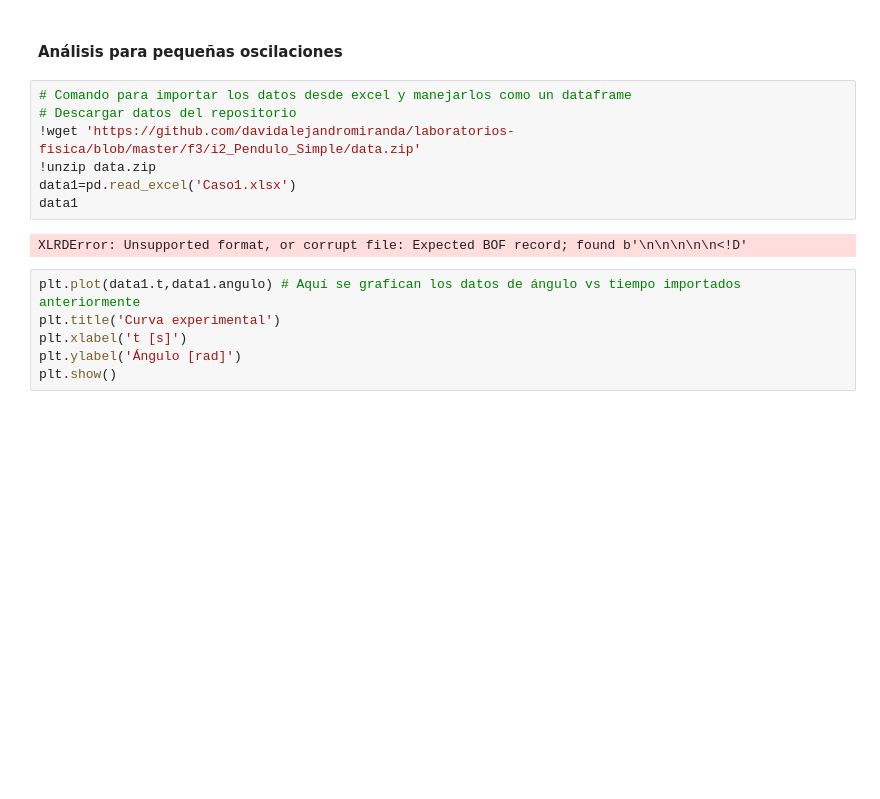
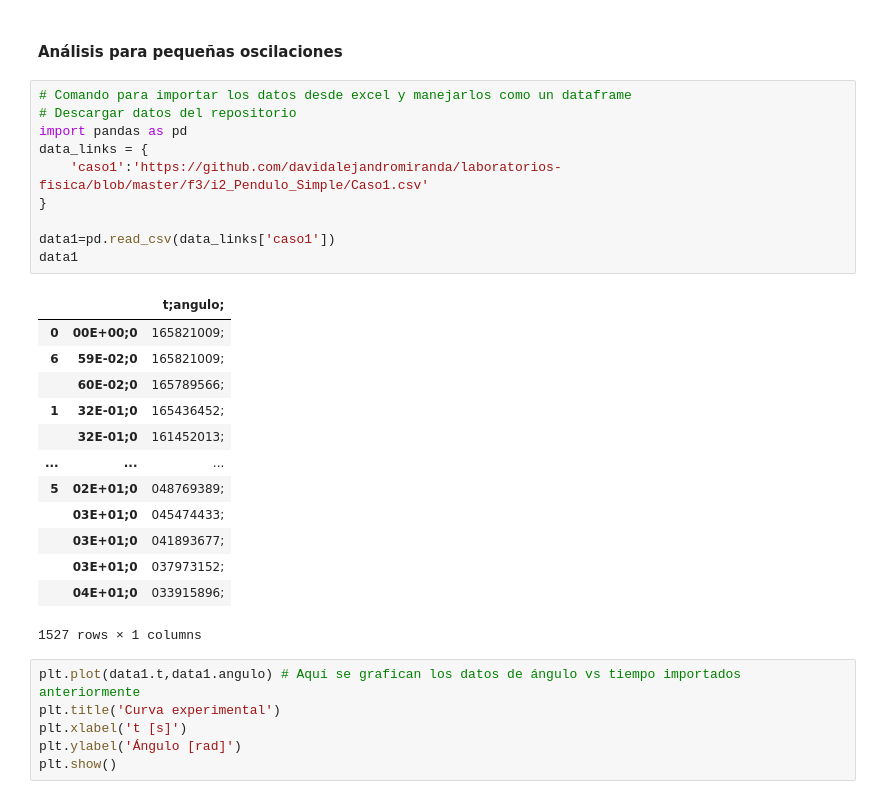
Before and after one commit to davidalejandromiranda/laboratorios-fisica, a Jupyter notebook: f3/i2_Pendulo_Simple/Pendulo_Simple.ipynb, the cells around one changed output. Drawn from its saved outputs; the diff is of its cells as text; blank space fills up the shorter version.

Commit message:
xlsx to csv

```diff
--- a/f3/i2_Pendulo_Simple/Pendulo_Simple.ipynb
+++ b/f3/i2_Pendulo_Simple/Pendulo_Simple.ipynb
@@ -88,12 +88,27 @@ Omega=math.sqrt(omenat**2 - gamma**2)
 # %%
 # Comando para importar los datos desde excel y manejarlos como un dataframe
 # Descargar datos del repositorio
-!wget 'https://github.com/davidalejandromiranda/laboratorios-fisica/blob/master/f3/i2_Pendulo_Simple/data.zip'
-!unzip data.zip
-data1=pd.read_excel('Caso1.xlsx')
+import pandas as pd
+data_links = {
+    'caso1':'https://github.com/davidalejandromiranda/laboratorios-fisica/blob/master/f3/i2_Pendulo_Simple/Caso1.csv'
+}
+
+data1=pd.read_csv(data_links['caso1'])
 data1
 # %% [output]
+|  |  | t;angulo; |
+| 0 | 00E+00;0 | 165821009; |
+| 6 | 59E-02;0 | 165821009; |
+|  | 60E-02;0 | 165789566; |
+| 1 | 32E-01;0 | 165436452; |
+|  | 32E-01;0 | 161452013; |
+| ... | ... | ... |
+| 5 | 02E+01;0 | 048769389; |
+|  | 03E+01;0 | 045474433; |
+|  | 03E+01;0 | 041893677; |
+|  | 03E+01;0 | 037973152; |
+|  | 04E+01;0 | 033915896; |
-XLRDError: Unsupported format, or corrupt file: Expected BOF record; found b'\n\n\n\n\n<!D'
+1527 rows × 1 columns
 # %%
 plt.plot(data1.t,data1.angulo) # Aquí se grafican los datos de ángulo vs tiempo importados anteriormente
 plt.title('Curva experimental')
```
Also changed, not shown: 1 other file.
